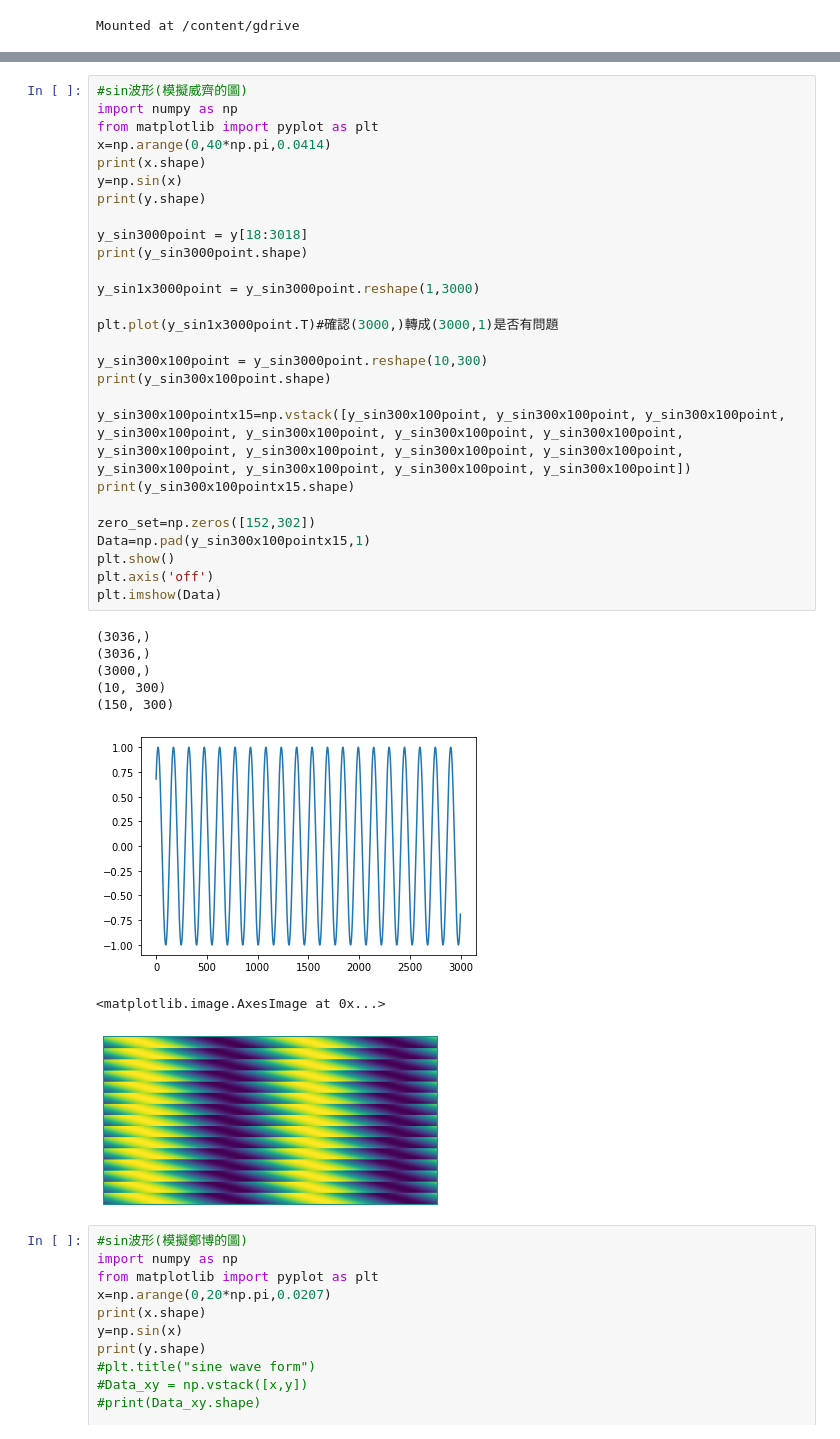
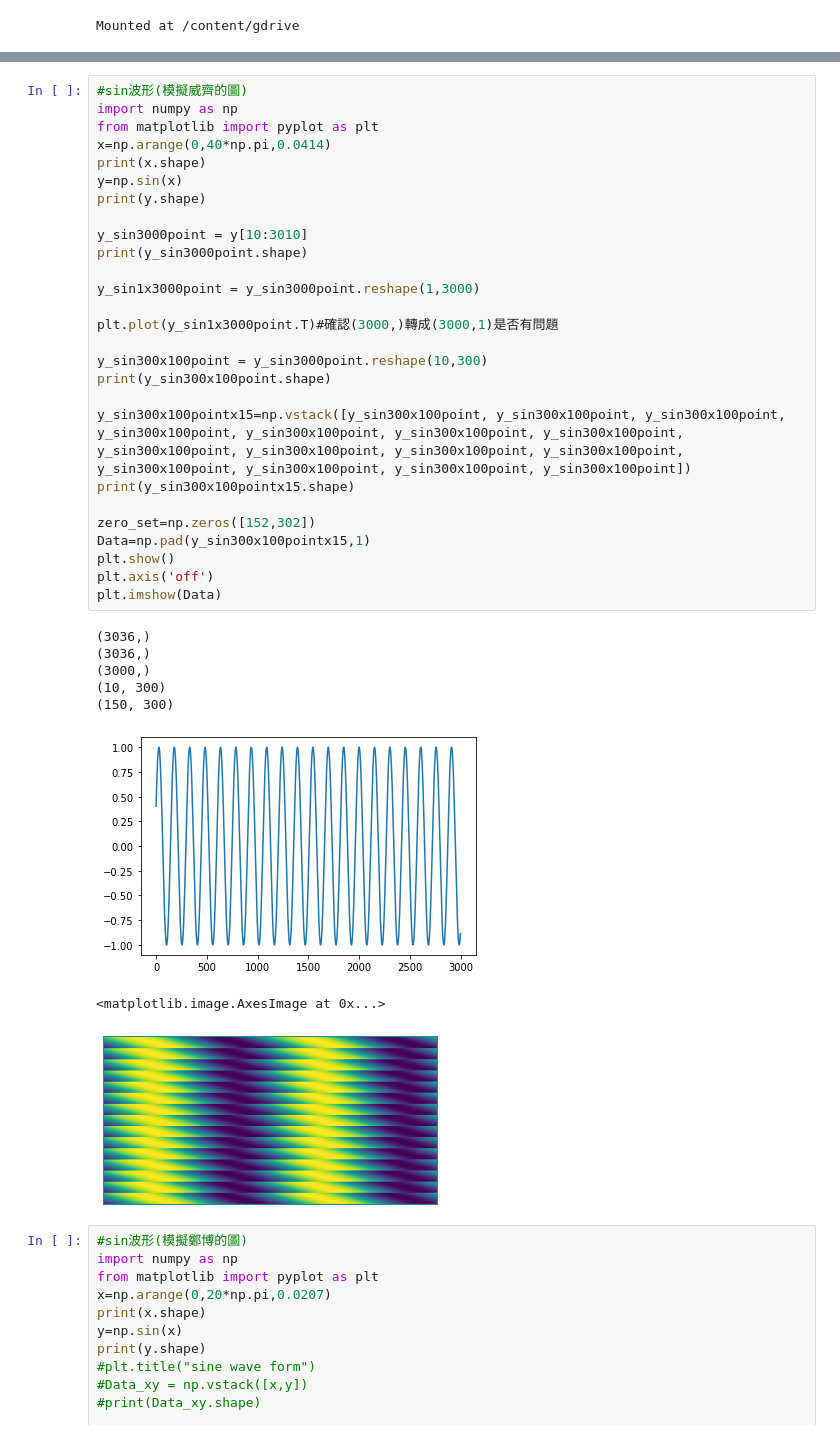
Before and after one commit to Chen-Wi-Ki/Colab-DogCat-CNN, a Jupyter notebook: Sin_Test_for_CNN_2Value_Verify_.ipynb, the cells around one changed output, grey strips where cells are left out. Cells and saved outputs as stored; diff of their text form.

```diff
--- a/Sin_Test_for_CNN_2Value_Verify_.ipynb
+++ b/Sin_Test_for_CNN_2Value_Verify_.ipynb
@@ -33,36 +24,36 @@ import numpy as np
 from matplotlib import pyplot as plt
 x=np.arange(0,40*np.pi,0.0414)
 print(x.shape)
 y=np.sin(x)
 print(y.shape)
 
-y_sin3000point = y[18:3018]
+y_sin3000point = y[10:3010]
 print(y_sin3000point.shape)
 
 y_sin1x3000point = y_sin3000point.reshape(1,3000)
 
 plt.plot(y_sin1x3000point.T)#確認(3000,)轉成(3000,1)是否有問題
 
 y_sin300x100point = y_sin3000point.reshape(10,300)
 print(y_sin300x100point.shape)
 
 y_sin300x100pointx15=np.vstack([y_sin300x100point, y_sin300x100point, y_sin300x100point, y_sin300x100point, y_sin300x100point, y_sin300x100point, y_sin300x100point, y_sin300x100point, y_sin300x100point, y_sin300x100point, y_sin300x100point, y_sin300x100point, y_sin300x100point, y_sin300x100point, y_sin300x100point])
 print(y_sin300x100pointx15.shape)
 
 zero_set=np.zeros([152,302])
 Data=np.pad(y_sin300x100pointx15,1)
 plt.show()
 plt.axis('off')
 plt.imshow(Data)
 # %% [output]
 (3036,)
 (3036,)
 (3000,)
 (10, 300)
 (150, 300)
-[figure, old version]
+[figure, new version]
 <matplotlib.image.AxesImage at 0x...>
-[figure, old version]
+[figure, new version]
 # %%
 #sin波形(模擬鄭博的圖)
 import numpy as np
```
Also changed, not shown: parts of 7 cells of this notebook.
